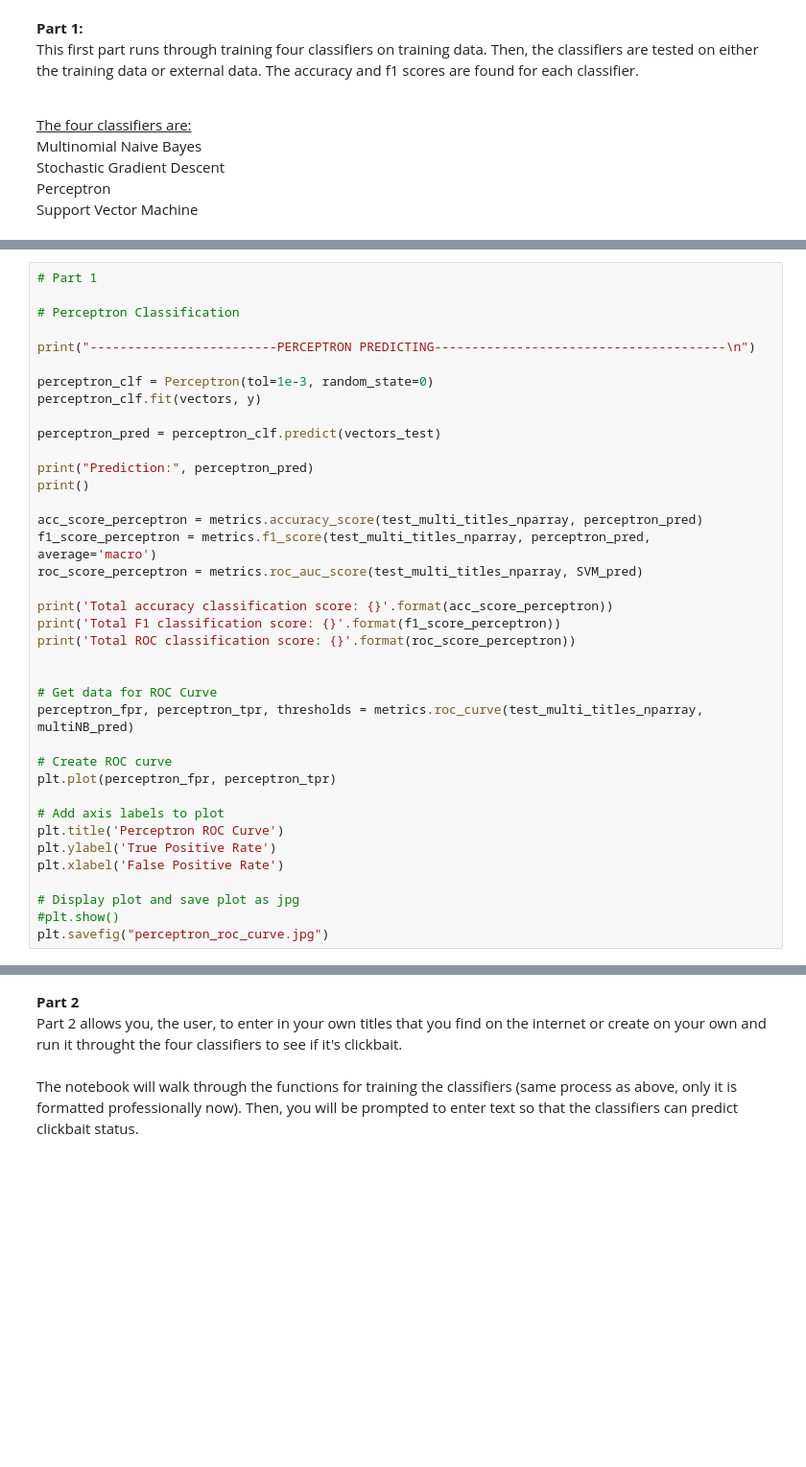
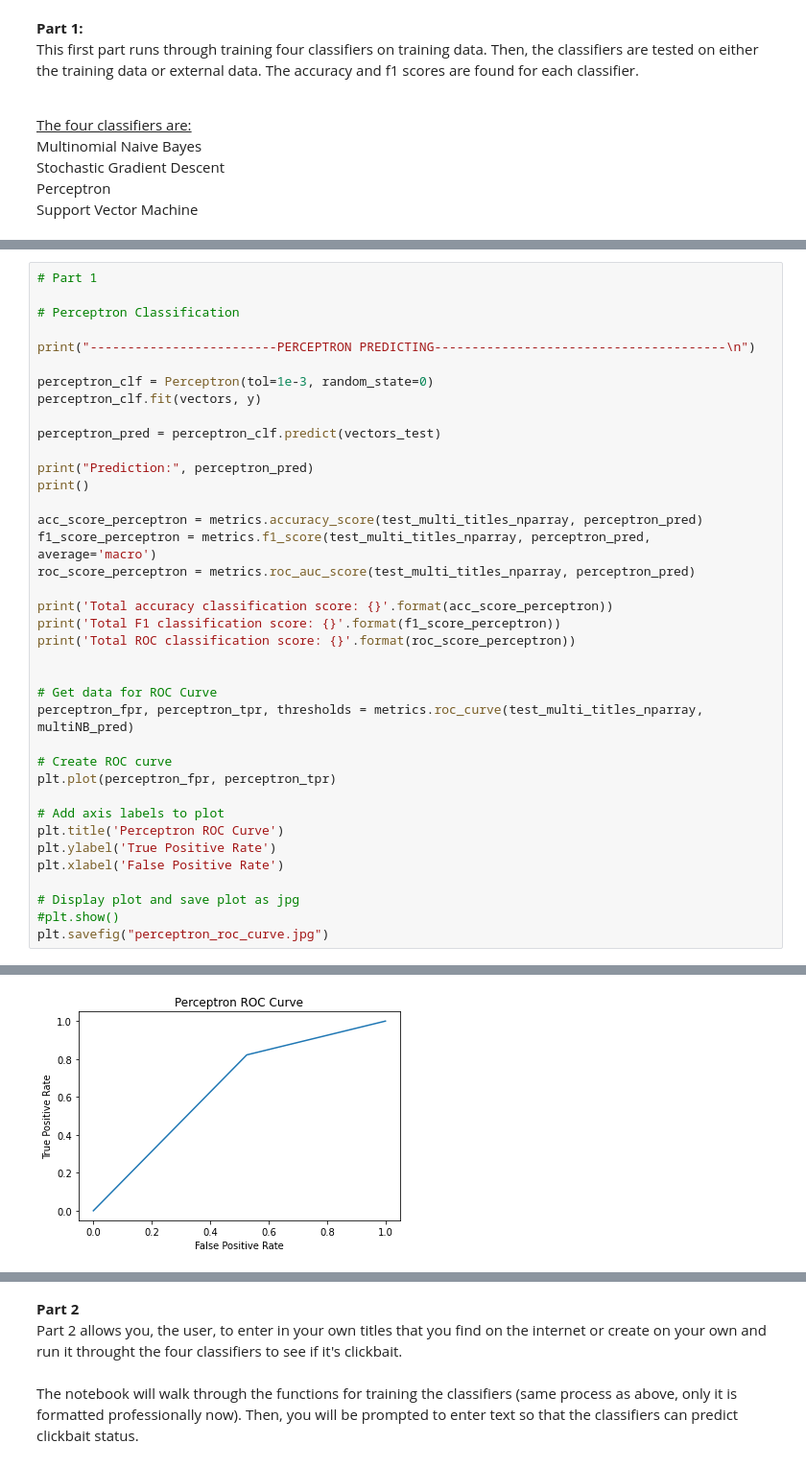
Before and after one commit to mbiegel1/clickbait_detection_mbiegel1, a Jupyter notebook: clickbait_detection.ipynb, the cells around one changed output, grey strips where cells are left out. Shown at 96% size. Cells and saved outputs as stored; diff of their text form; blank space fills up the shorter version.

```diff
--- a/clickbait_detection.ipynb
+++ b/clickbait_detection.ipynb
@@ -187,7 +224,7 @@ print()
 
 acc_score_perceptron = metrics.accuracy_score(test_multi_titles_nparray, perceptron_pred)
 f1_score_perceptron = metrics.f1_score(test_multi_titles_nparray, perceptron_pred, average='macro')
-roc_score_perceptron = metrics.roc_auc_score(test_multi_titles_nparray, SVM_pred)
+roc_score_perceptron = metrics.roc_auc_score(test_multi_titles_nparray, perceptron_pred)
 
 print('Total accuracy classification score: {}'.format(acc_score_perceptron))
 print('Total F1 classification score: {}'.format(f1_score_perceptron))
@@ -208,3 +245,4 @@ plt.xlabel('False Positive Rate')
 # Display plot and save plot as jpg
 #plt.show()
 plt.savefig("perceptron_roc_curve.jpg")
+# %% [output]
@@ -211,3 +261,4 @@ plt.savefig("perceptron_roc_curve.jpg")
+[figure, added]
 # %%
 # Part 1
 
```
Also changed, not shown: parts of 9 cells of this notebook.
